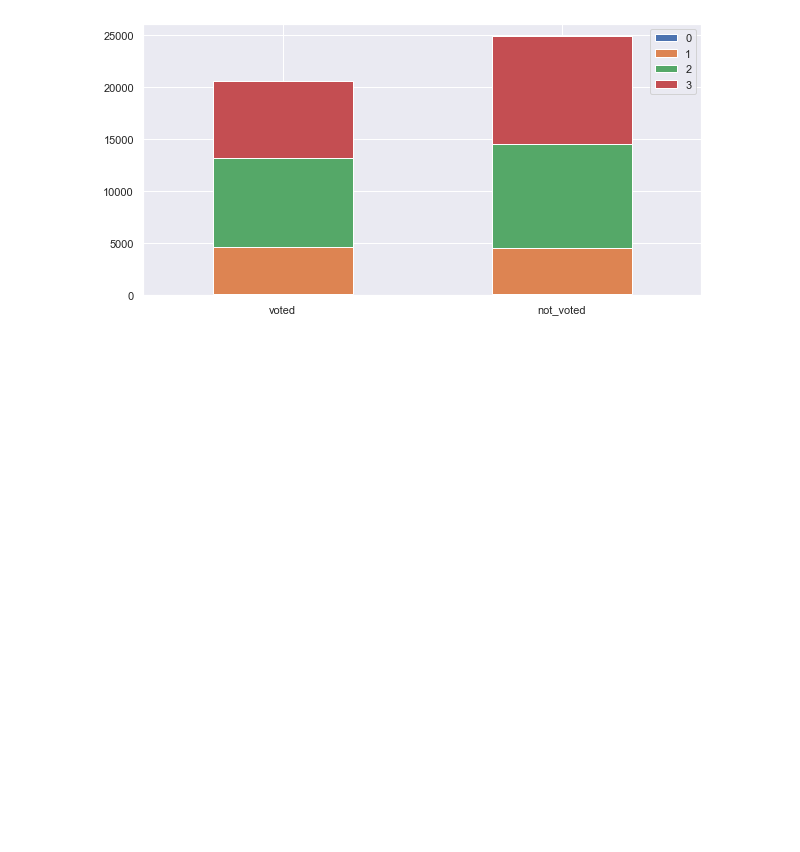
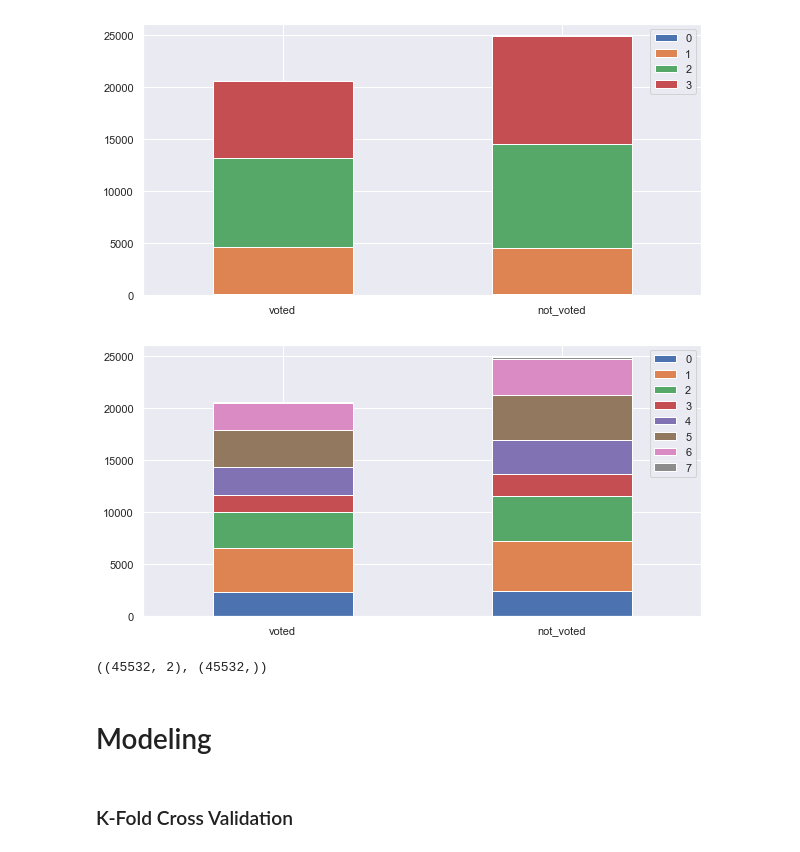
Before and after one commit to Kstyle0710/kaggle_trial_01, a Jupyter notebook: 심리성향예측.ipynb, the cells around one changed output. Saved outputs shown, nothing was run; the diff lists cells and outputs as text; code cells hidden in the pictures; blank space fills up the shorter version.

Commit message:
model train review

```diff
--- a/심리성향예측.ipynb
+++ b/심리성향예측.ipynb
@@ -111,2 +107,14 @@ bar_chart('urban')  # 유의미
 # %% [output]
 [figure]
+# %%
+bar_chart('tp01')   # voted에서 7번 응답자는 없다.  다른 질문들도 마찬가지... 유의미
+# %% [output]
+[figure, added]
+# %%
+train_data = train[['married', 'education']]
+target = train["voted"]
+train_data.shape, target.shape
+# %% [output]
+((45532, 2), (45532,))
+# %% [markdown]
+# Modeling
@@ -112,0 +129,2 @@ bar_chart('urban')  # 유의미
+# %% [markdown]
+### K-Fold Cross Validation
```
Also changed, not shown: parts of 18 cells of this notebook.
